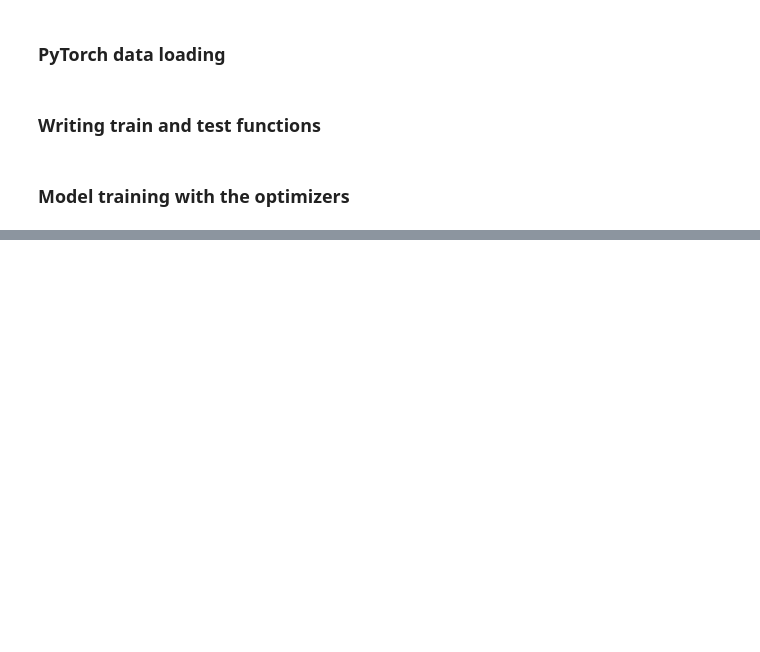
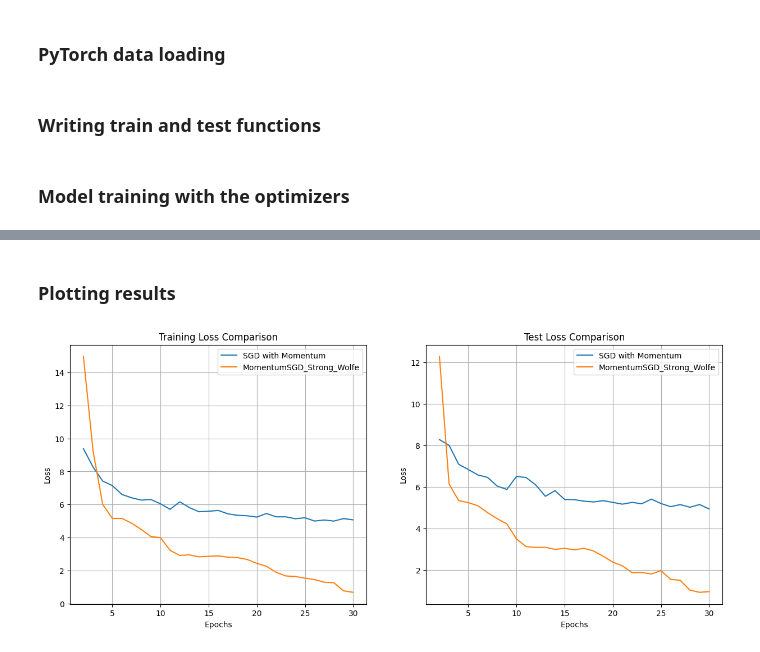
Before and after one commit to MikeRZhang1/CPSC4850_Final_Project, a Jupyter notebook: wine_regression.ipynb, the cells around one changed output, grey strips where cells are left out. Saved outputs shown, nothing was run; the diff lists cells and outputs as text; code cells hidden in the pictures; blank space fills up the shorter version.

```diff
--- a/wine_regression.ipynb
+++ b/wine_regression.ipynb
@@ -115,7 +125,7 @@ print("Benchmark 1: SGD with Momentum")
 
 device = torch.device("cuda" if torch.cuda.is_available() else "cpu")
 model = Wine_MLP(input_size=12).to(device)
-optimizer1 = torch.optim.SGD(model.parameters(), lr=1e-4, momentum=0.9)
+optimizer1 = torch.optim.SGD(model.parameters(), lr=1e-6, momentum=0.9)
 
 train_loss_over_epochs = []
 val_loss_over_epochs = []
@@ -221,0 +304,18 @@ print("Final Validation Loss (Levenberg_Marquardt):", val_loss_over_epochs[-1])
+# %%
+# New Optimizer 4: Levenberg_Marquardt
+print("New Optimizer 4: Levenberg_Marquardt")
+
+device = torch.device("cuda" if torch.cuda.is_available() else "cpu")
+model = Wine_MLP(input_size=12).to(device)
+optimizer6 = Levenberg_Marquardt(model.parameters(), lambda_=1, lw_iter=40)
+
+train_loss_over_epochs = []
+val_loss_over_epochs = []
+for epoch in range(1, epochs + 1):
+    avg_loss = train(model, device, train_loader, optimizer6, epoch)
+    train_loss_over_epochs.append(avg_loss)
+    val_loss = validate(model, device, val_loader)
+    val_loss_over_epochs.append(val_loss)
+all_train_loss.append(train_loss_over_epochs)
+all_val_loss.append(val_loss_over_epochs)
+print("Final Validation Loss (Levenberg_Marquardt):", val_loss_over_epochs[-1])
@@ -221,0 +349,28 @@ print("Final Validation Loss (Levenberg_Marquardt):", val_loss_over_epochs[-1])
+# %% [markdown]
+### Plotting results
+# %%
+# Plotting MomentumSGD vs MomentumSGD_Strong_Wolfe
+plt.figure(figsize=(15, 6))
+x = range(2, epochs + 1)
+
+plt.subplot(1, 2, 1)
+plt.plot(x, all_train_loss[0][1:], label='SGD with Momentum')
+plt.plot(x, all_train_loss[2][1:], label='MomentumSGD_Strong_Wolfe')
+plt.xlabel('Epochs')
+plt.ylabel('Loss')
+plt.title('Training Loss Comparison')
+plt.legend()
+plt.grid()
+
+plt.subplot(1, 2, 2)
+plt.plot(x, all_val_loss[0][1:], label='SGD with Momentum')
+plt.plot(x, all_val_loss[2][1:], label='MomentumSGD_Strong_Wolfe')
+plt.xlabel('Epochs')
+plt.ylabel('Loss')
+plt.title('Test Loss Comparison')
+plt.legend()
+plt.grid()
+
+plt.show()
+# %% [output]
+[figure, added]
```
Also changed, not shown: parts of 20 cells of this notebook, 1 other file.
